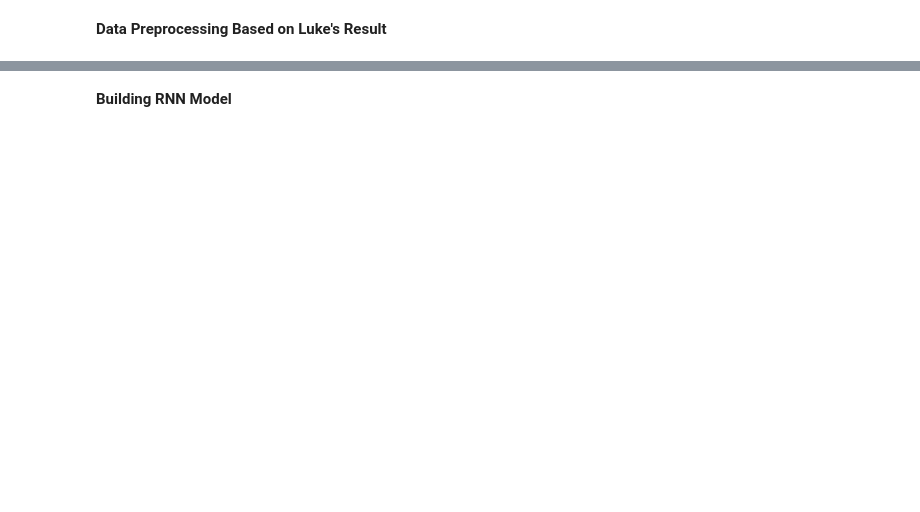
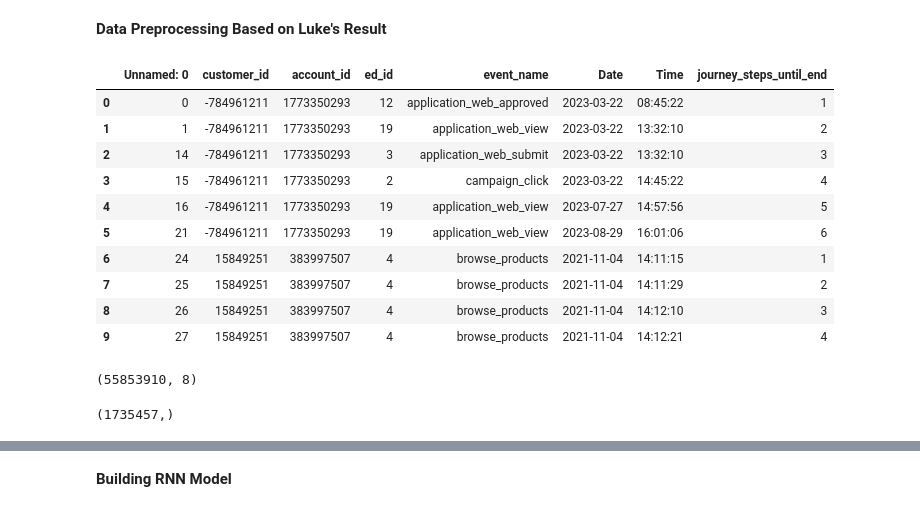
Before and after one commit to BattleCruiserRRR/MATH-M148, a Jupyter notebook: Mark's file/RNN.ipynb, the cells around one changed output, grey strips where cells are left out. Cells and saved outputs as stored; diff of their text form; code cells hidden in the pictures; blank space fills up the shorter version.

```diff
--- a/Mark's file/RNN.ipynb
+++ b/Mark's file/RNN.ipynb
@@ -23,3 +17,26 @@ import torch.optim as optim
 **Data Preprocessing Based on Luke's Result**
 # %%
 f_data = pd.read_csv('no_dup_data.csv')
+# %%
+f_data.head(10)
+# %% [output]
+|  | Unnamed: 0 | customer_id | account_id | ed_id | event_name | Date | Time | journey_steps_until_end |
+| 0 | 0 | -784961211 | 1773350293 | 12 | application_web_approved | 2023-03-22 | 08:45:22 | 1 |
+| 1 | 1 | -784961211 | 1773350293 | 19 | application_web_view | 2023-03-22 | 13:32:10 | 2 |
+| 2 | 14 | -784961211 | 1773350293 | 3 | application_web_submit | 2023-03-22 | 13:32:10 | 3 |
+| 3 | 15 | -784961211 | 1773350293 | 2 | campaign_click | 2023-03-22 | 14:45:22 | 4 |
+| 4 | 16 | -784961211 | 1773350293 | 19 | application_web_view | 2023-07-27 | 14:57:56 | 5 |
+| 5 | 21 | -784961211 | 1773350293 | 19 | application_web_view | 2023-08-29 | 16:01:06 | 6 |
+| 6 | 24 | 15849251 | 383997507 | 4 | browse_products | 2021-11-04 | 14:11:15 | 1 |
+| 7 | 25 | 15849251 | 383997507 | 4 | browse_products | 2021-11-04 | 14:11:29 | 2 |
+| 8 | 26 | 15849251 | 383997507 | 4 | browse_products | 2021-11-04 | 14:12:10 | 3 |
+| 9 | 27 | 15849251 | 383997507 | 4 | browse_products | 2021-11-04 | 14:12:21 | 4 |
+# %%
+f_data.shape
+# %% [output]
+(55853910, 8)
+# %%
+account_ids = f_data['account_id'].unique()
+account_ids.shape
+# %% [output]
+(1735457,)
```
Also changed, not shown: parts of 29 cells of this notebook.
